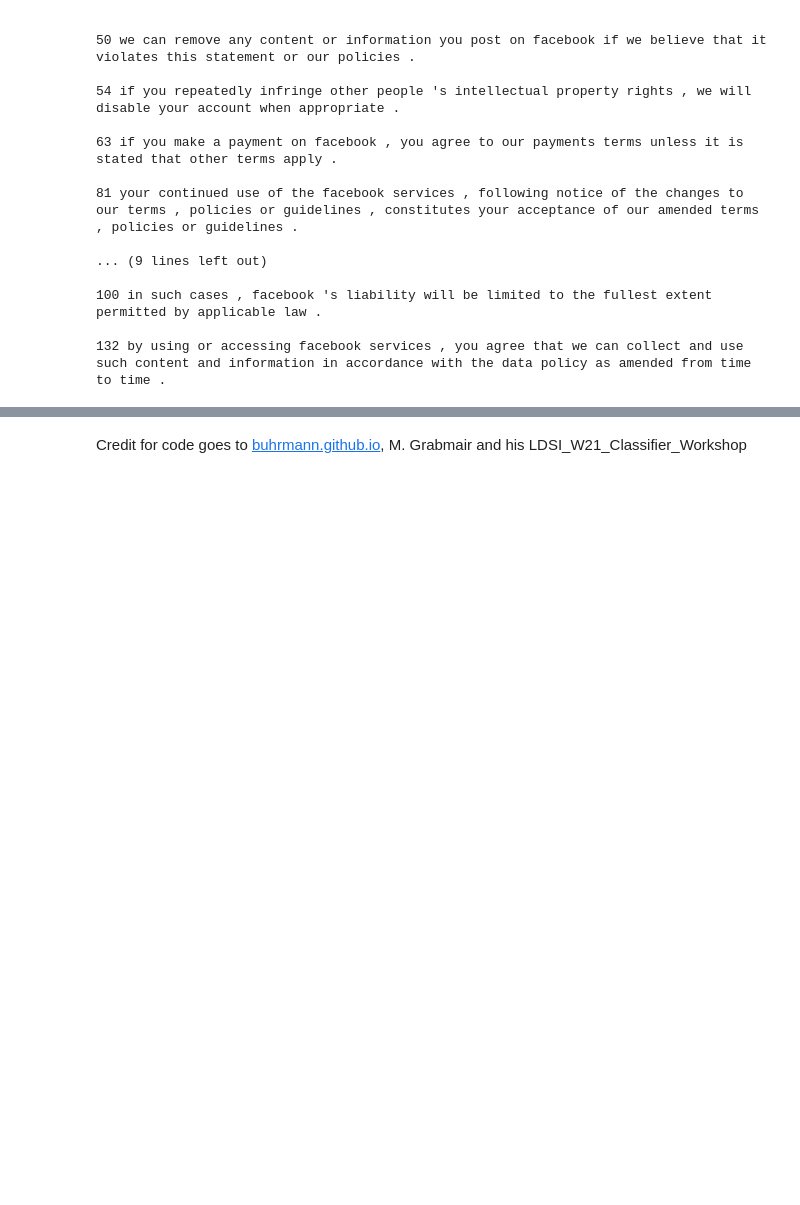
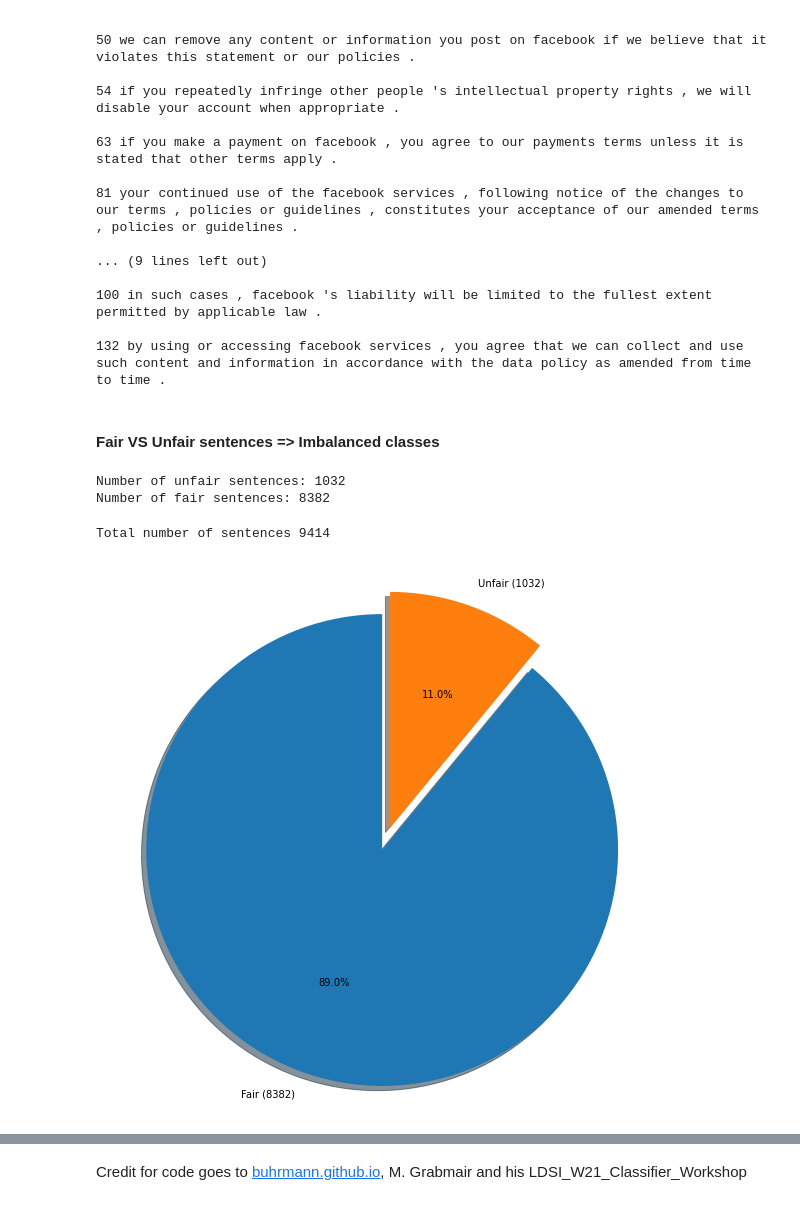
Before and after one commit to IsaacOlguin/DefenseAdvAttacks, a Jupyter notebook: AdvAttacks.ipynb, the cells around one changed output, grey strips where cells are left out. Drawn from its saved outputs; the diff is of its cells as text; code cells hidden in the pictures; blank space fills up the shorter version.

```diff
--- a/AdvAttacks.ipynb
+++ b/AdvAttacks.ipynb
@@ -457,3 +453,5 @@ for index, (value, sentence) in enumerate(zip(obj_sentences_per_file[desired_fil
 100 in such cases , facebook 's liability will be limited to the fullest extent permitted by applicable law .
 
 132 by using or accessing facebook services , you agree that we can collect and use such content and information in accordance with the data policy as amended from time to time .
+# %% [markdown]
+#### **Fair VS Unfair sentences** => Imbalanced classes
@@ -459,0 +460,47 @@ for index, (value, sentence) in enumerate(zip(obj_sentences_per_file[desired_fil
+# %%
+fair_sentences = []
+unfair_sentences = []
+
+"""
+for index, (value, sentence) in enumerate(zip(obj_sentences_per_file[desired_file]["labels"], obj_sentences_per_file[desired_file]["sentences"])):
+  if value == 1:
+    unfair_sentences.append(sentence)
+  else:
+    fair_sentences.append(sentence)
+
+indices = np.where(obj_sentences_per_file[desired_file]["labels"] == 1)[0]
+sentences_unfair_x_file_aux = list(itemgetter(*indices)(obj_sentences_per_file[desired_file]["sentences"]))
+"""
+
+
+for desired_file in obj_sentences_per_file.keys():
+  indices = np.where(obj_sentences_per_file[desired_file]["labels"] == 1)[0]
+  unfair_sentences.extend(list(itemgetter(*indices)(obj_sentences_per_file[desired_file]["sentences"])))
+
+  indices = np.where(obj_sentences_per_file[desired_file]["labels"] == -1)[0]
+  fair_sentences.extend(list(itemgetter(*indices)(obj_sentences_per_file[desired_file]["sentences"])))
+
+print("Number of unfair sentences:", len(unfair_sentences))
+print("Number of fair sentences:", len(fair_sentences))
+# %% [output]
+Number of unfair sentences: 1032
+Number of fair sentences: 8382
+# %%
+total_sentences = 0
+for desired_file in obj_sentences_per_file.keys():
+  total_sentences += obj_sentences_per_file[desired_file]["num_sentences"]
+print("Total number of sentences", total_sentences)
+# %% [output]
+Total number of sentences 9414
+# %%
+labels_pie_chart = ['Fair ('+str(len(fair_sentences))+')', 'Unfair ('+str(len(unfair_sentences))+')']
+sizes_pie_chart = [len(fair_sentences), len(unfair_sentences)]
+explode = (0, 0.1)
+
+fig1, ax1 = plt.subplots()
+ax1.pie(sizes_pie_chart, explode=explode, labels=labels_pie_chart, autopct='%1.1f%%', shadow=True, startangle=90)
+ax1.axis('equal')  # Equal aspect ratio ensures that pie is drawn as a circle.
+
+plt.show()
+# %% [output]
+[figure, added]
```
Also changed, not shown: parts of 39 cells of this notebook.
